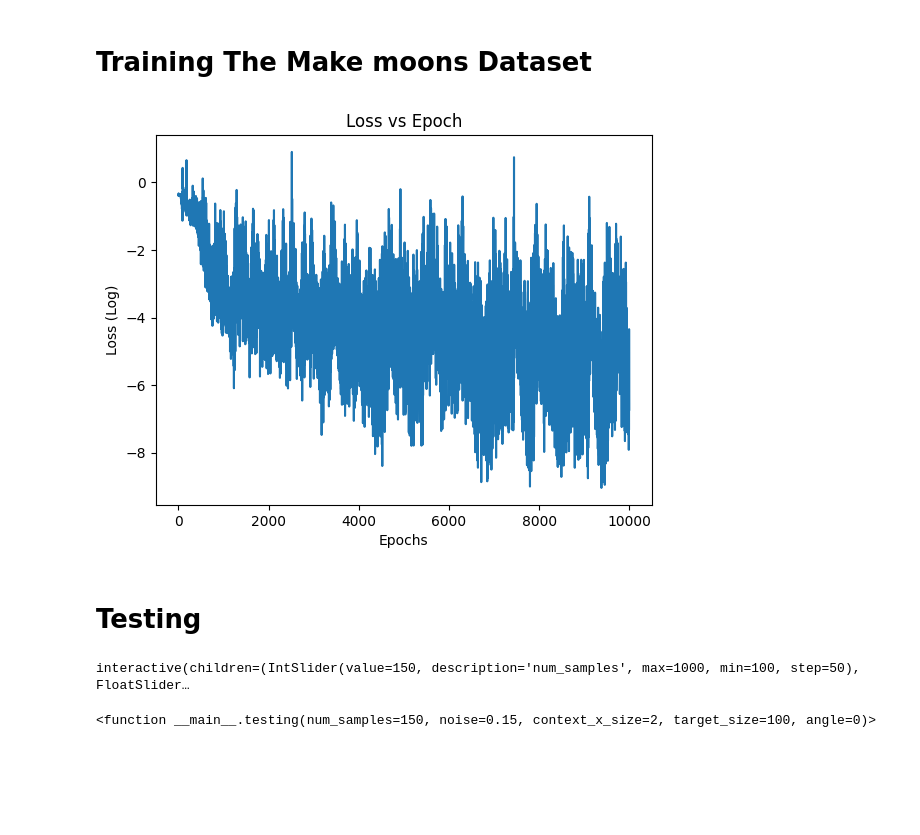
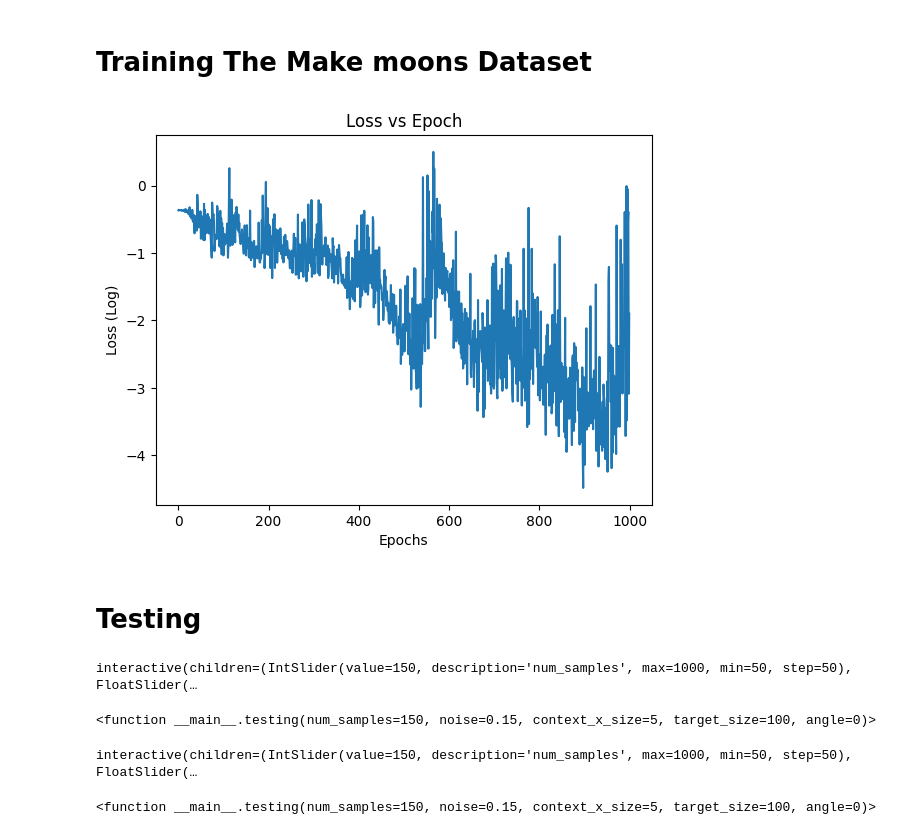
Before and after one commit to chirag-25/CNP, a Jupyter notebook: makemoons.ipynb, the cells around one changed output. Saved outputs shown, nothing was run; the diff lists cells and outputs as text; code cells hidden in the pictures; blank space fills up the shorter version.

```diff
--- a/makemoons.ipynb
+++ b/makemoons.ipynb
@@ -220,42 +220,47 @@ def train_make_moons(num_epochs = 1000):
         context_y=training_data[train_set][1][context]
 
 
         context_x = torch.tensor(context_x, dtype=torch.float32)
         context_y = torch.tensor(context_y, dtype=torch.float32).view(-1, 1)
         target_x = torch.tensor(target_x, dtype=torch.float32)
         target_y = torch.tensor(target_y, dtype=torch.float32).view(-1, 1)
 
         # print(f"contextx shape: {context_x.shape} context y shape {context_y.shape} target x shape {target_x.shape} target y {target_y.shape}")
 
         model.train()
         optimizer.zero_grad()
         predictions = model(context_x, context_y, target_x)
         loss = criterion(predictions, target_y.view(-1, 1))
         loss.backward()
         optimizer.step()
         # print(f"Epoch [{epoch+1}/{num_epochs}], Loss: {loss.item():.4f}")
         losses.append(loss.item())
 
     plt.plot(np.arange(num_epochs), np.log(losses))
     plt.xlabel('Epochs')
     plt.ylabel("Loss (Log)")
     plt.title("Loss vs Epoch")
     plt.show()
     return model
 
 
 
 
-model = train_make_moons(10000)
+model = train_make_moons(1000)
 # %% [output]
-[figure, old version]
+[figure, new version]
 # %% [markdown]
 # Testing
 # %%
-def testing(num_samples = 150, noise = 0.15,  context_x_size = 2, target_size = 100, angle = 0):
+
+def testing(num_samples = 150, noise = 0.15,  context_x_size = 5, target_size = 100, angle = 0):
     # angle=np.random.randint(0,360)
     # print(angle)
     test_data=generate_make_moons(num_samples, angle, noise= noise)
+
+    x_range = np.linspace(-2, 2, 100)
+    y_range = np.linspace(-2, 2, 100)
+    xx, yy = np.meshgrid(x_range, y_range)
 
     context=np.random.choice(num_samples, context_x_size, replace=False)
     target=np.random.choice(num_samples, target_size, replace=False)
@@ -266,16 +271,19 @@ def testing(num_samples = 150, noise = 0.15,  context_x_size = 2, target_size =
     context_x=test_data[0][context]
     context_y=test_data[1][context]
 
+    # print(context_y)
 
     context_x = torch.tensor(context_x, dtype=torch.float32)
-    context_y = torch.tensor(context_y, dtype=torch.float32)
+    context_y = torch.tensor(context_y, dtype=torch.float32).view(-1, 1)
     target_x = torch.tensor(target_x, dtype=torch.float32)
-    target_y = torch.tensor(target_y, dtype=torch.float32)
+    target_y = torch.tensor(target_y, dtype=torch.float32).view(-1, 1)
 
     predictions = model(context_x, context_y, target_x)
     predictions=(predictions>0.5).float()
 
-    wrong_predictions = predictions.detach().numpy().reshape(-1) != target_y.numpy()
+
+    wrong_predictions = predictions.detach().numpy().reshape(-1, 1) != target_y.numpy()
+    wrong_predictions = wrong_predictions.reshape(-1)
 
 
     fig, ax= plt.subplots(1, 3, figsize=(24, 6))
@@ -283,11 +291,49 @@ def testing(num_samples = 150, noise = 0.15,  context_x_size = 2, target_size =
     ax[0].set_title("Ground Truth")
     ax[1].scatter(target_x[:, 0], target_x[:, 1], c=predictions.detach().numpy(), cmap=plt.cm.RdYlBu )
     ax[1].set_title("Predictions")
-    ax[2].scatter(target_x[wrong_predictions, 0], target_x[wrong_predictions, 1], c=target_y[wrong_predictions], cmap=plt.cm.RdYlBu)
+    ax[2].scatter(target_x[wrong_predictions, 0], target_x[wrong_predictions, 1], c=target_y[wrong_predictions].unsqueeze(0), cmap=plt.cm.RdYlBu)
     ax[2].scatter(target_x[:, 0], target_x[:, 1], c=target_y, cmap=plt.cm.RdYlBu, alpha=0.2)
     ax[2].set_title(f"Wrong prediction {sum(wrong_predictions)}")
 
-widgets.interact(testing, num_samples = (100, 1000, 50), noise = (0, 2, 0.05), context_x_size = (1, 1000, 2), target_size = (100, 1000, 10), angle = (0, 360, 0.5))
+# testing()
+widgets.interact(testing, num_samples = (50, 1000, 50), noise = (0, 2, 0.05), context_x_size = (1, 1000, 2), target_size = (100, 1000, 10), angle = (0, 360, 0.5))
 # %% [output]
-interactive(children=(IntSlider(value=150, description='num_samples', max=1000, min=100, step=50), FloatSlider…
+interactive(children=(IntSlider(value=150, description='num_samples', max=1000, min=50, step=50), FloatSlider(…
-<function __main__.testing(num_samples=150, noise=0.15, context_x_size=2, target_size=100, angle=0)>
+<function __main__.testing(num_samples=150, noise=0.15, context_x_size=5, target_size=100, angle=0)>
+# %%
+def testing(num_samples = 150, noise = 0.15,  context_x_size = 5, target_size = 100, angle = 0):
+    # angle=np.random.randint(0,360)
+    # print(angle)
+    test_data=generate_make_moons(num_samples, angle, noise= noise)
+
+    x_range = np.linspace(-2, 2, 100)
+    y_range = np.linspace(-2, 2, 100)
+    xx, yy = np.meshgrid(x_range, y_range)
+    target_x= np.column_stack((yy.reshape(-1), xx.reshape(-1)))
+
+    context=np.random.choice(num_samples, context_x_size, replace=False)
+    context_x=test_data[0][context]
+    context_y=test_data[1][context]
+
+    context_x = torch.tensor(context_x, dtype=torch.float32)
+    context_y = torch.tensor(context_y, dtype=torch.float32).view(-1, 1)
+    target_x = torch.tensor(target_x, dtype=torch.float32)
+
+
+    predictions = model(context_x, context_y, target_x)
+    # predictions=(predictions>0.5).float()
+
+
+    # # print(context_y)
+    plt.scatter(target_x[:, 0], target_x[:, 1], c = predictions.detach().numpy().flatten(), cmap= plt.cm.RdYlBu, alpha=0.3)
+    plt.scatter(context_x[:, 0], context_x[:, 1], c = context_y, cmap = plt.cm.RdYlBu, s = 50)
+    plt.xlim(-2, 2)
+    plt.ylim(-2, 2)
+    plt.colorbar()
+    # plt.show()
+
+# testing()
+widgets.interact(testing, num_samples = (50, 1000, 50), noise = (0, 2, 0.05), context_x_size = (1, 1000, 2), target_size = (100, 1000, 10), angle = (0, 360, 0.5))
+# %% [output]
+interactive(children=(IntSlider(value=150, description='num_samples', max=1000, min=50, step=50), FloatSlider(…
+<function __main__.testing(num_samples=150, noise=0.15, context_x_size=5, target_size=100, angle=0)>
```
Also changed, not shown: parts of 2 cells of this notebook.
